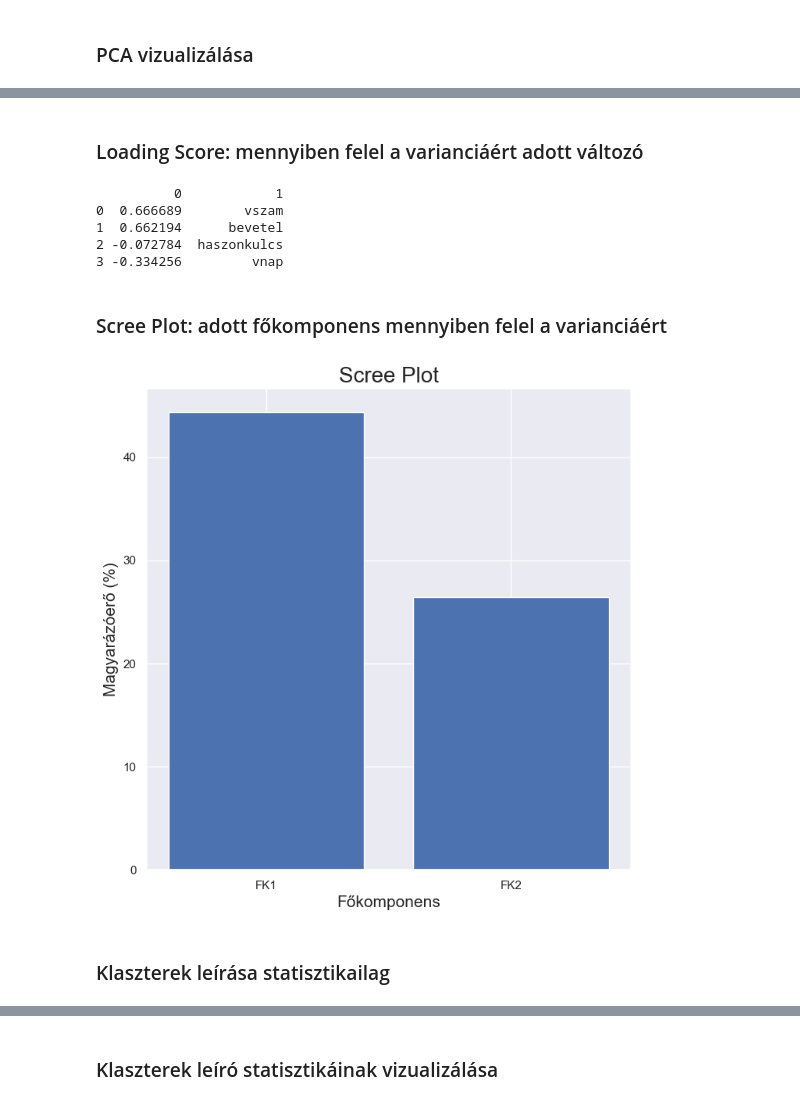
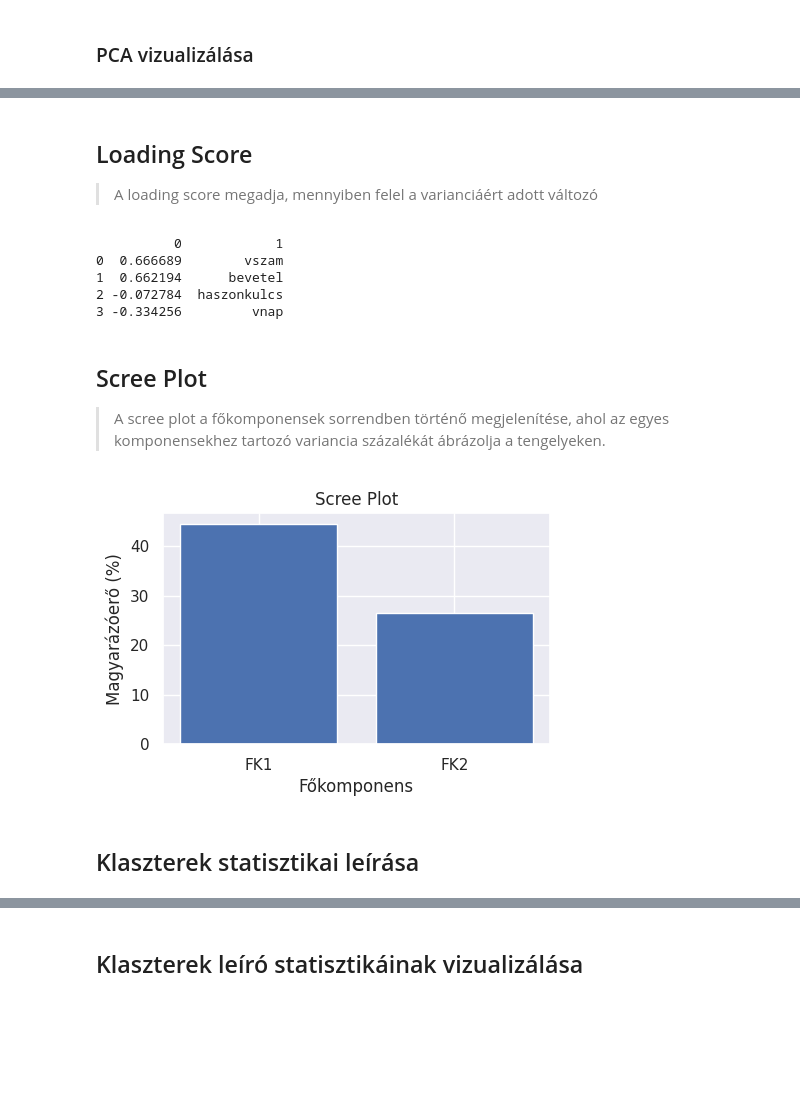
Before and after one commit to basictask/Elemzesmodszertan, a Jupyter notebook: 7_unsupervised/code/7_unsupervised.ipynb, the cells around one changed output, grey strips where cells are left out. Cells and saved outputs as stored; diff of their text form; code cells hidden in the pictures; blank space fills up the shorter version.

```diff
--- a/7_unsupervised/code/7_unsupervised.ipynb
+++ b/7_unsupervised/code/7_unsupervised.ipynb
@@ -28 +4,23 @@ from fcmeans import FCM
+# %%
+import math
+import numpy as np
+import pandas as pd
+import seaborn as sns
+from fcmeans import FCM
+import matplotlib as mpl
+from datetime import datetime
+import matplotlib.pyplot as plt
+from sklearn import preprocessing
+from sklearn.cluster import KMeans
+from sklearn.decomposition import PCA
+from matplotlib.ticker import FixedLocator
+from matplotlib.ticker import FixedFormatter
+from sklearn.metrics import silhouette_samples
+
+from seaborn import scatterplot as scatter
+from sklearn.metrics import silhouette_score
+from pandas.plotting import register_matplotlib_converters
+
+sns.set()
+register_matplotlib_converters()
 # %% [markdown]
@@ -247,5 +245,6 @@ plt.show()
 # %% [markdown]
-### Loading Score: mennyiben felel a varianciáért adott változó
+## Loading Score
+> A loading score megadja, mennyiben felel a varianciáért adott változó
 # %%
 loading_scores = pd.Series(pca.components_[0])
 sorted_loading_scores = loading_scores.abs().sort_values(ascending=False)
@@ -259,21 +258,22 @@ print(pd.concat([loadings, factors], axis=1))
 1  0.662194      bevetel
 2 -0.072784  haszonkulcs
 3 -0.334256         vnap
-# %% [markdown]
-### Scree Plot: adott főkomponens mennyiben felel a varianciáért
+# %% [markdown]
+## Scree Plot
+> A scree plot a főkomponensek sorrendben történő megjelenítése, ahol az egyes komponensekhez tartozó variancia százalékát ábrázolja a tengelyeken.
 # %%
 per_var = np.round(pca.explained_variance_ratio_*100, decimals=1)
 labels = ['FK' + str(x) for x in range(1, len(per_var)+1)]
-plt.figure(figsize=(8,8))
+plt.figure(figsize=(5, 3))
 plt.bar(x=range(1,len(per_var)+1), height=per_var, tick_label=labels)
-plt.ylabel('Magyarázóerő (%)', size=15)
-plt.xlabel('Főkomponens', size=15)
-plt.title('Scree Plot', size=20)
+plt.ylabel('Magyarázóerő (%)')
+plt.xlabel('Főkomponens')
+plt.title('Scree Plot')
 plt.show()
 # %% [output]
-[figure, old version]
+[figure, new version]
 # %% [markdown]
-### Klaszterek leírása statisztikailag
+## Klaszterek statisztikai leírása
 # %%
 df_cluster = df_termek.copy().reset_index()
 
@@ -313,6 +312,6 @@ dict_stat
  std_3   5.071329  1.661268e+05     8.300416  181.333583
  std_4  28.996205  1.428491e+06    11.202433  170.621051}
 # %% [markdown]
-### Klaszterek leíró statisztikáinak vizualizálása
+## Klaszterek leíró statisztikáinak vizualizálása
 # %%
 def print_stat(prop, j):
```
Also changed, not shown: parts of 23 cells of this notebook, 1 other file.
